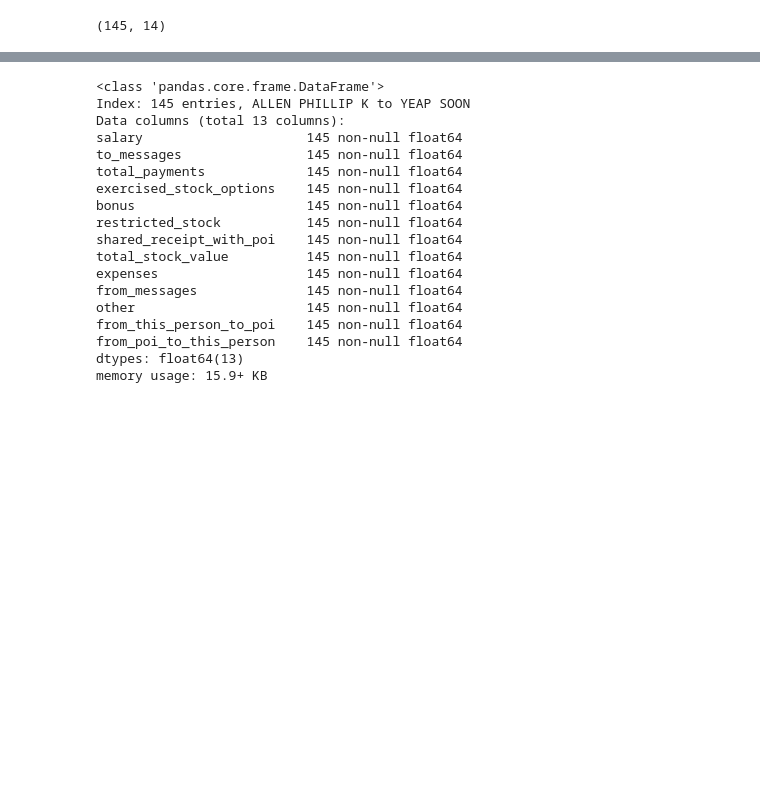
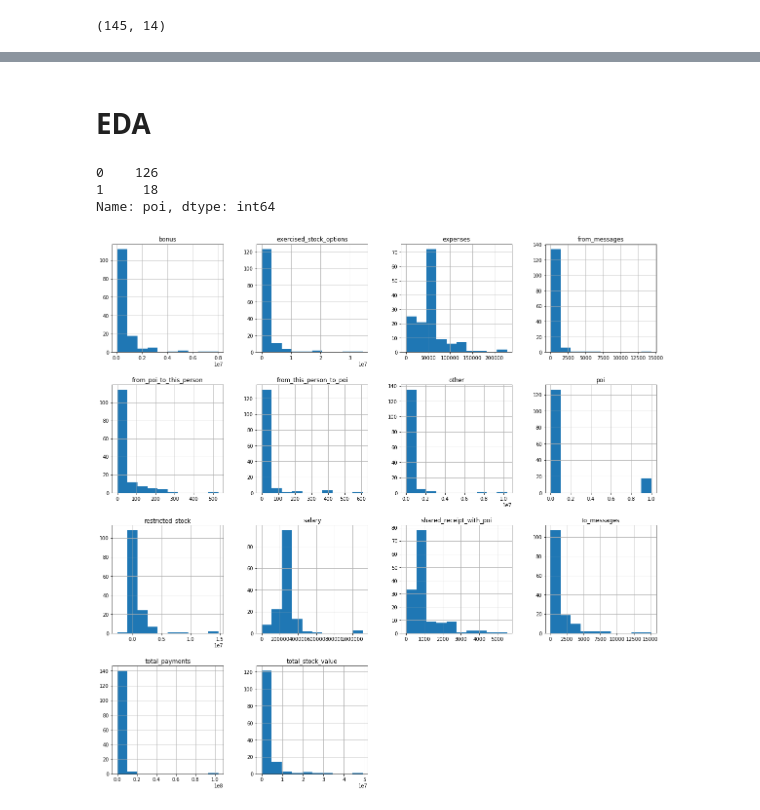
Before and after one commit to georgeliu1998/dand, a Jupyter notebook: P5/poi_id.ipynb, the cells around one changed output, grey strips where cells are left out. Saved outputs shown, nothing was run; the diff lists cells and outputs as text; code cells hidden in the pictures; blank space fills up the shorter version.

```diff
--- a/P5/poi_id.ipynb
+++ b/P5/poi_id.ipynb
@@ -219,0 +199,4 @@ X[X.isnull().sum(axis=1) == 15]
+# %%
+# "Total" is not a person, thus drop the row
+df.drop('TOTAL', inplace=True)
+df.shape
@@ -265,21 +229,16 @@ X_median.head()
-# %%
-X_median.info()
-# %% [output]
-<class 'pandas.core.frame.DataFrame'>
-Index: 145 entries, ALLEN PHILLIP K to YEAP SOON
-Data columns (total 13 columns):
-salary                     145 non-null float64
-to_messages                145 non-null float64
-total_payments             145 non-null float64
-exercised_stock_options    145 non-null float64
-bonus                      145 non-null float64
-restricted_stock           145 non-null float64
-shared_receipt_with_poi    145 non-null float64
-total_stock_value          145 non-null float64
-expenses                   145 non-null float64
-from_messages              145 non-null float64
-other                      145 non-null float64
-from_this_person_to_poi    145 non-null float64
-from_poi_to_this_person    145 non-null float64
-dtypes: float64(13)
-memory usage: 15.9+ KB
+# %% [markdown]
+# EDA
+# %%
+# Check class distribution
+df.poi.value_counts()
+# %% [output]
+0    126
+1     18
+Name: poi, dtype: int64
+# %%
+# Univariate distribution
+
+df.hist(figsize=(20, 20))
+pyplot.show()
+# %% [output]
+[figure, added]
```
Also changed, not shown: parts of 42 cells of this notebook.
